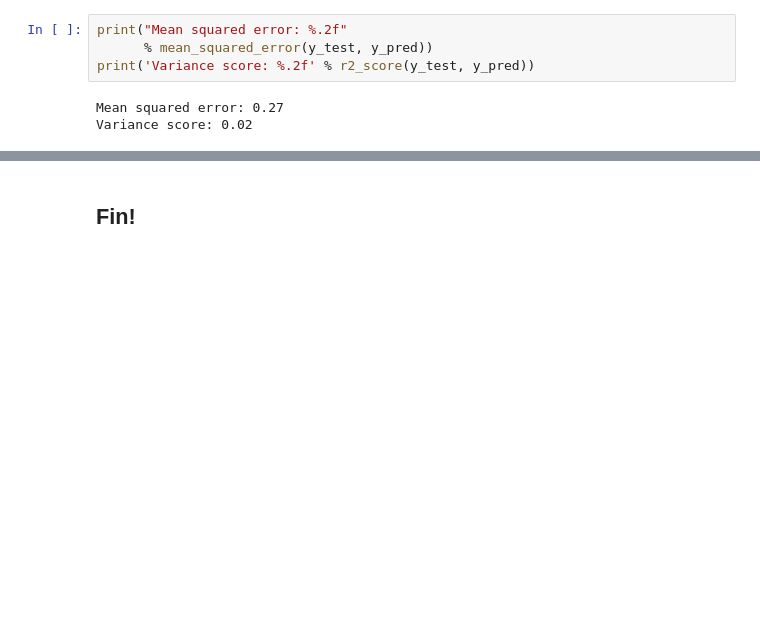
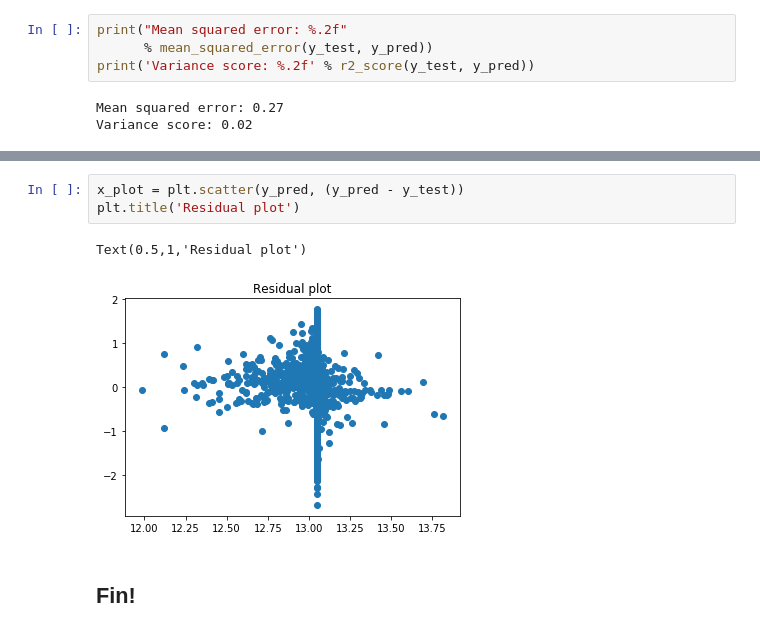
Before and after one commit to a-azad/Housing.Market, a Jupyter notebook: Data_Exploration.ipynb, the cells around one changed output, grey strips where cells are left out. Cells and saved outputs as stored; diff of their text form; blank space fills up the shorter version.

```diff
--- a/Data_Exploration.ipynb
+++ b/Data_Exploration.ipynb
@@ -240,2 +266,8 @@ Variance score: 0.02
+# %%
+x_plot = plt.scatter(y_pred, (y_pred - y_test))
+plt.title('Residual plot')
+# %% [output]
+Text(0.5,1,'Residual plot')
+[figure, added]
 # %% [markdown]
 ## Fin!
```
Also changed, not shown: parts of 5 cells of this notebook, 1 other file.
